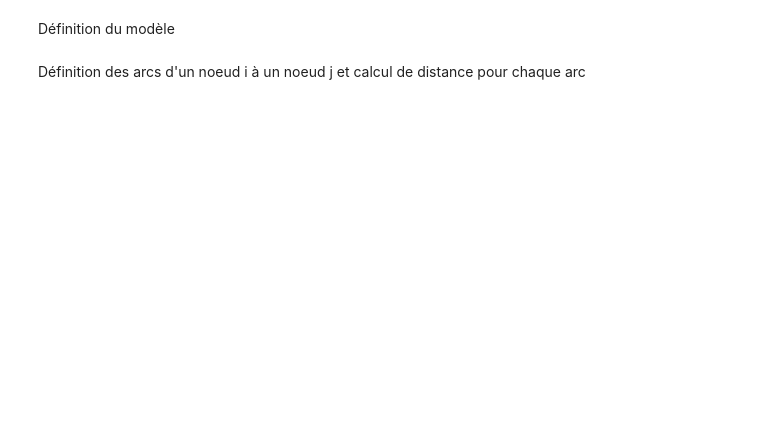
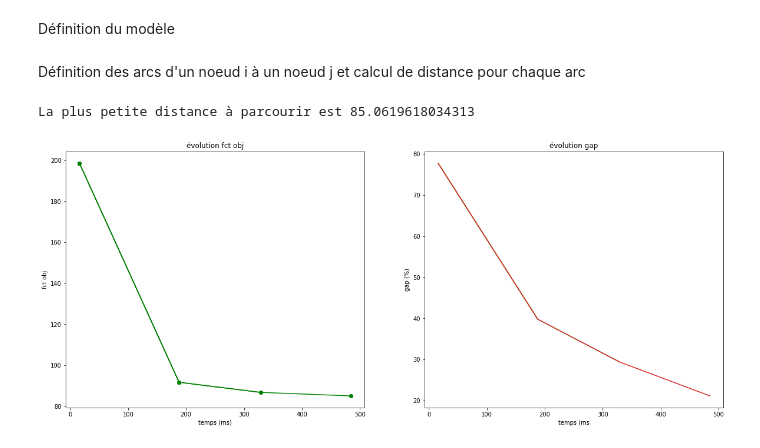
Before and after one commit to MaximeGloesener/Opti-CVRP, a Jupyter notebook: cvrp.ipynb, the cells around one changed output. Cells and saved outputs as stored; diff of their text form; code cells hidden in the pictures; blank space fills up the shorter version.

```diff
--- a/cvrp.ipynb
+++ b/cvrp.ipynb
@@ -65,21 +108,44 @@ Définition des arcs d'un noeud i à un noeud j et calcul de distance pour chaqu
 # %%
 best_value = 10**10
 best_magasin = None
 best_solution = None
 
 # coordonnées x et y des clients et magasins
 xtot, ytot = xmagasins + xclients, ymagasins + yclients
 
 # initialisation des arcs du graphe -> on veut éviter d'avoir un arc d'un noeud vers lui même (i != j) et d'un dépôt vers un autre dépôt
 arcs = [(i,j) for i in V for j in V if (i not in range(nmagasins) or j not in range(nmagasins) and i != j)]
 
 # calcul des distances entre les clients et les magasins -> pour chaque arc, on obtient une distance euclidienne
 dists = {(i,j): np.hypot(xtot[i]-xtot[j],ytot[i]-ytot[j]) for i,j in arcs}
 
+# distance de City Block (Manhattan)
+cityblockdist = {(i,j): distance.cityblock([xtot[i], xtot[j]], [ytot[i], ytot[j]]) for i,j in arcs}
+
+
+def display_recorded_solutions(rec):
+    print('* The recorder contains {} solutions'.format(rec.number_of_solutions))
+    for s, sol in enumerate(rec.iter_solutions(), start=1):
+        sumvals = sum(v for _, v in sol.iter_var_values())
+        print('  - solution #{0}, obj={1}, non-zero-values={2}, total={3}'.format(
+           s, sol.objective_value, sol.number_of_var_values, sumvals))
+
+
 model = ModelInit(arcs, capacité, demandes, dists, N, nmagasins)
+sol_recorder = SolutionRecorder(clock='objective')
+model.clear_progress_listeners()
+model.add_progress_listener(sol_recorder)
+model.solve(clean_before_solve=True)
+display_recorded_solutions(sol_recorder)
 solution = solver(model)
+model.add_progress_listener(MipGapPlotter())
+model.solve(clean_before_solve=True);
+
 value = solution.objective_value
 print(f'La plus petite distance à parcourir est {value}')
+# %% [output]
+La plus petite distance à parcourir est 85.0619618034313
+[figure, added]
 # %%
 """best_value = 10**10
 best_magasin = None
```
Also changed, not shown: parts of 8 cells of this notebook.
